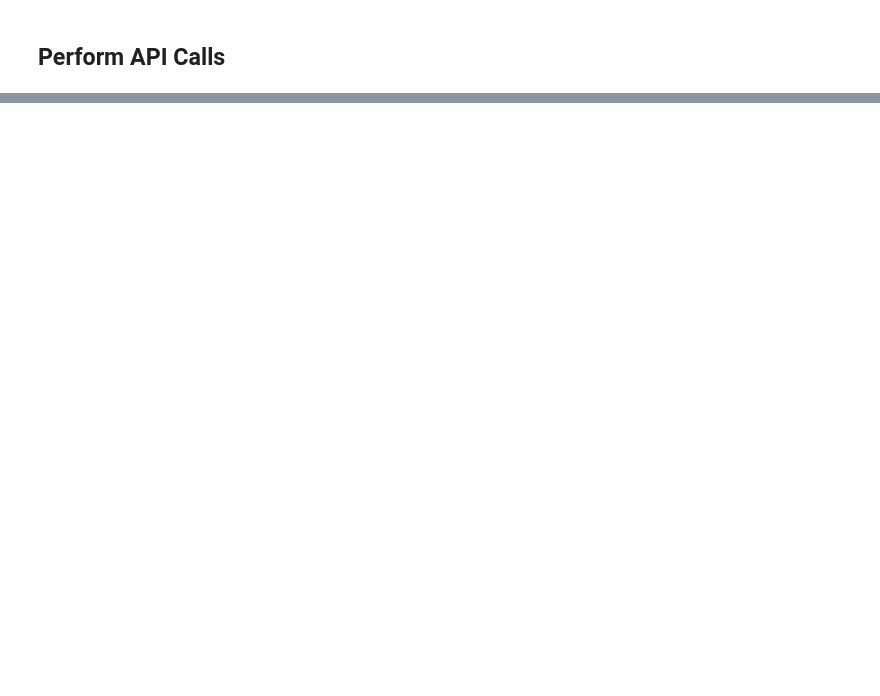
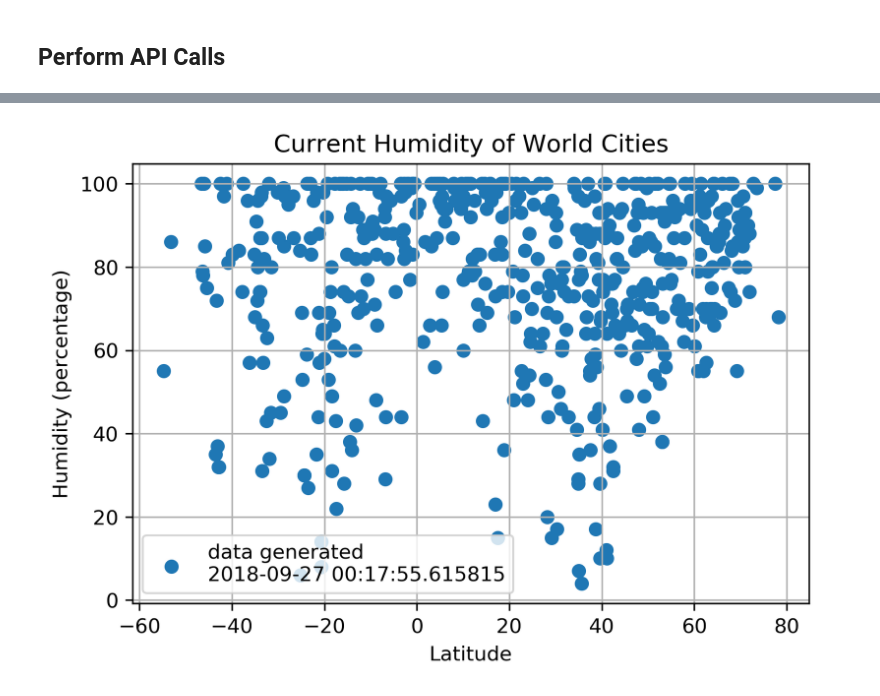
Before and after one commit to mcpa0003/WeatherPyHomework, a Jupyter notebook: WeatherPy.ipynb, the cells around one changed output, grey strips where cells are left out. Saved outputs shown, nothing was run; the diff lists cells and outputs as text; code cells hidden in the pictures; blank space fills up the shorter version.

```diff
--- a/WeatherPy.ipynb
+++ b/WeatherPy.ipynb
@@ -53,0 +253,21 @@ url = "http://api.openweathermap.org/data/2.5/weather?units=Imperial&APPID=" + a
+# %%
+# Build a scatter plot for each data type
+plt.figure(figsize=(6, 4), dpi=300)
+plt.scatter(weather_data["Latitude"], weather_data["Humidity"], label=("data generated\n" + generated_time), marker="o",)
+
+# Incorporate the other graph properties
+plt.title("Current Humidity of World Cities")
+plt.ylabel("Humidity (percentage)")
+plt.xlabel("Latitude")
+plt.grid(True)
+plt.legend(loc="best")
+
+
+# Save the figure
+#plt.savefig("TemperatureInWorldCities.png")
+
+# Show plot
+plt.savefig("humidtest.png")
+plt.show()
+# %% [output]
+[figure, added]
```
Also changed, not shown: parts of 9 cells of this notebook, 5 other files.
